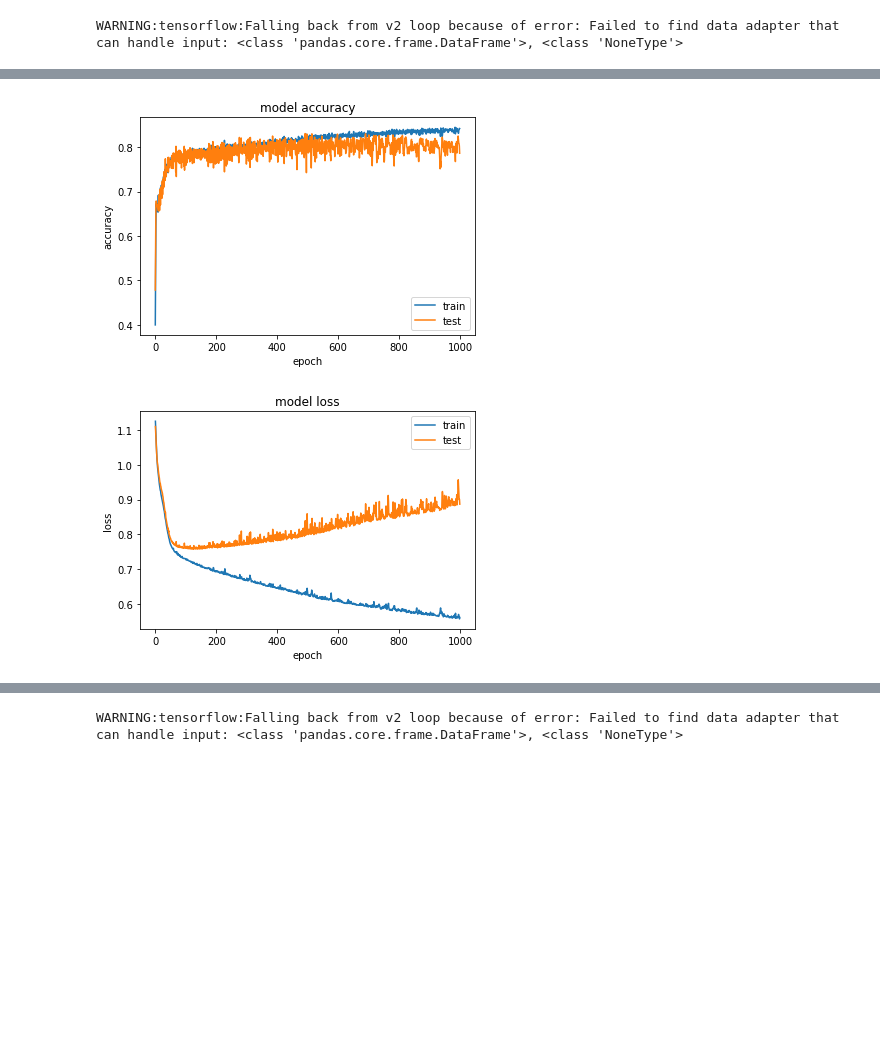
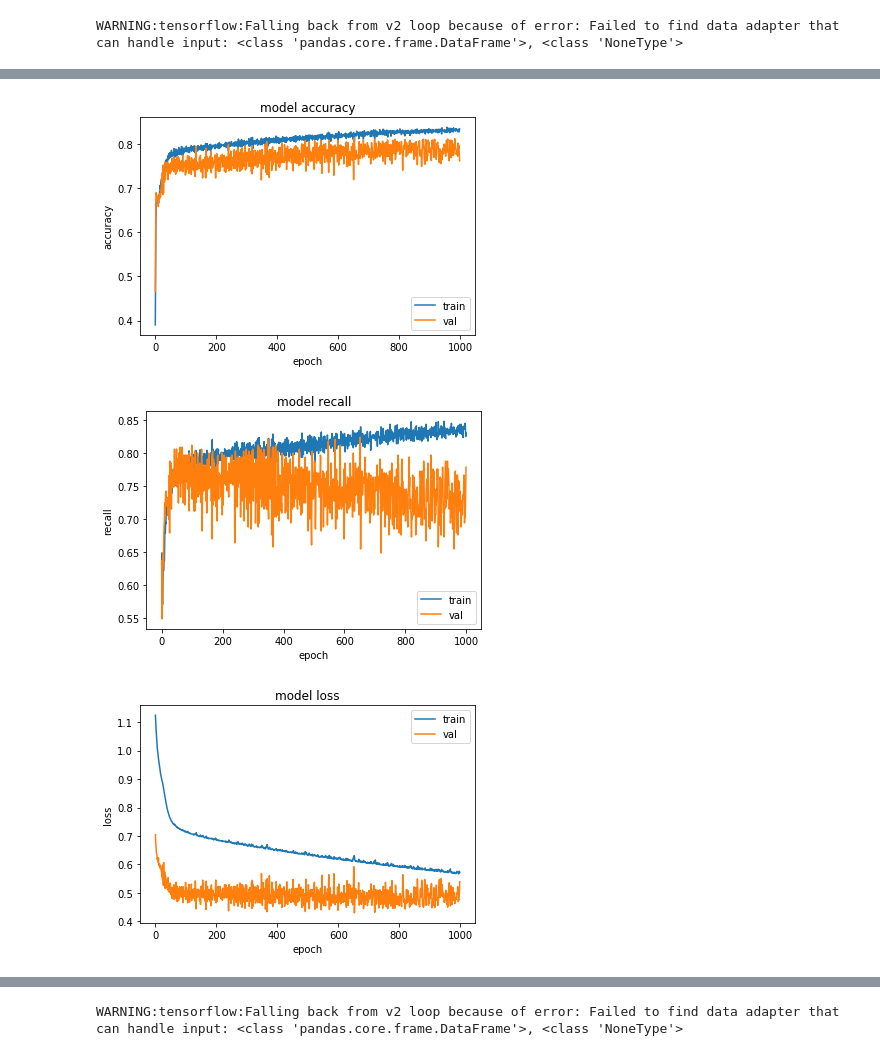
Before and after one commit to NhatTanVu/AI-ML, a Jupyter notebook: Neural Network/[Project] - Bank Churn/Project 6/Project_6_Neural_Network_Vu_Nhat_Tan.ipynb, the cells around one changed output, grey strips where cells are left out. Drawn from its saved outputs; the diff is of its cells as text; code cells hidden in the pictures; blank space fills up the shorter version.

```diff
--- a/Neural Network/[Project] - Bank Churn/Project 6/Project_6_Neural_Network_Vu_Nhat_Tan.ipynb
+++ b/Neural Network/[Project] - Bank Churn/Project 6/Project_6_Neural_Network_Vu_Nhat_Tan.ipynb
@@ -499,7 +562,7 @@ model4.add(Dense(1, activation='sigmoid'))
 adam = optimizers.Adam(lr=0.001)
 #sgd = optimizers.SGD()
 
-model4.compile(optimizer=adam, loss='binary_crossentropy', metrics=['accuracy'])
-history = model4.fit(X_train_scaled_pca, y_train, validation_split=0.20, epochs=1000, batch_size=800, verbose=0)
+model4.compile(optimizer=adam, loss='binary_crossentropy', metrics=['accuracy', tf.keras.metrics.Recall()])
+history = model4.fit(X_train_scaled_pca, y_train, validation_data = (X_val_scaled_pca, y_val), epochs=1000, batch_size=800, verbose=0)
 # %% [output]
 WARNING:tensorflow:Falling back from v2 loop because of error: Failed to find data adapter that can handle input: <class 'pandas.core.frame.DataFrame'>, <class 'NoneType'>
@@ -526,5 +631,5 @@ plt.show()
 # %%
-values = history.history['val_accuracy']
-maxEpoch = values.index(max(values))
-print("Epoch: " + str(maxEpoch) + ", max validation accuracy: " + str(values[maxEpoch]))
+values = history.history['val_loss']
+maxEpoch = values.index(min(values))
+print("Epoch: " + str(maxEpoch) + ", validation accuracy: " + str(history.history['val_accuracy'][maxEpoch]))
 # %% [output]
@@ -546,8 +651,8 @@ model5.add(Dense(1, activation='sigmoid'))
 adam = optimizers.Adam(lr=0.001)
 #sgd = optimizers.SGD()
 
-model5.compile(optimizer=adam, loss='binary_crossentropy', metrics=['accuracy'])
-model5.fit(X_train_scaled_pca, y_train, validation_split=0.20, epochs=maxEpoch, batch_size=800, verbose=0)
+model5.compile(optimizer=adam, loss='binary_crossentropy', metrics=['accuracy', tf.keras.metrics.Recall()])
+model5.fit(X_train_scaled_pca, y_train, validation_data = (X_val_scaled_pca, y_val), epochs=maxEpoch, batch_size=800, verbose=0)
 # %% [output]
 WARNING:tensorflow:Falling back from v2 loop because of error: Failed to find data adapter that can handle input: <class 'pandas.core.frame.DataFrame'>, <class 'NoneType'>
 <tensorflow.python.keras.callbacks.History at 0x...>
@@ -601,7 +708,7 @@ model6.add(Dense(1, activation='sigmoid'))
 adam = optimizers.Adam(lr=0.001)
 #sgd = optimizers.SGD()
 
-model6.compile(optimizer=adam, loss='binary_crossentropy', metrics=['accuracy'])
-history = model6.fit(X_train_scaled, y_train, validation_split=0.20, epochs=1000, batch_size=800, verbose=0, class_weight=class_weight)
+model6.compile(optimizer=adam, loss='binary_crossentropy', metrics=['accuracy', tf.keras.metrics.Recall()])
+history = model6.fit(X_train_scaled, y_train, validation_data = (X_val_scaled, y_val), epochs=1000, batch_size=800, verbose=0, class_weight=class_weight)
 # %% [output]
 WARNING:tensorflow:Falling back from v2 loop because of error: Failed to find data adapter that can handle input: <class 'pandas.core.frame.DataFrame'>, <class 'NoneType'>
@@ -608,21 +750,30 @@ WARNING:tensorflow:Falling back from v2 loop because of error: Failed to find da
 # %%
 # summarize history for accuracy
 plt.plot(history.history['accuracy'])
 plt.plot(history.history['val_accuracy'])
 plt.title('model accuracy')
 plt.ylabel('accuracy')
 plt.xlabel('epoch')
-plt.legend(['train', 'test'], loc='best')
+plt.legend(['train', 'val'], loc='best')
+plt.show()
+# summarize history for recall
+plt.plot(history.history['recall'])
+plt.plot(history.history['val_recall'])
+plt.title('model recall')
+plt.ylabel('recall')
+plt.xlabel('epoch')
+plt.legend(['train', 'val'], loc='best')
 plt.show()
 # summarize history for loss
 plt.plot(history.history['loss'])
 plt.plot(history.history['val_loss'])
 plt.title('model loss')
 plt.ylabel('loss')
 plt.xlabel('epoch')
-plt.legend(['train', 'test'], loc='best')
+plt.legend(['train', 'val'], loc='best')
 plt.show()
 # %% [output]
-[figure, old version]
+[figure, new version]
-[figure, old version]
+[figure, new version]
+[figure, added]
 # %%
```
Also changed, not shown: parts of 55 cells of this notebook.
